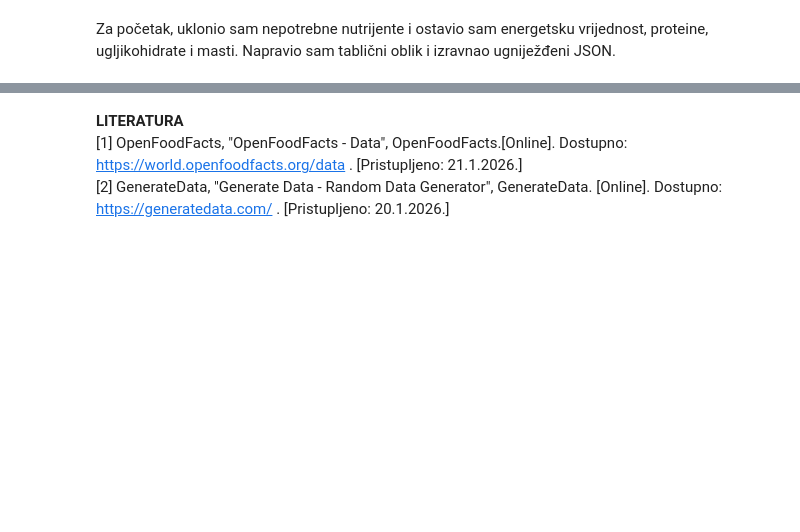
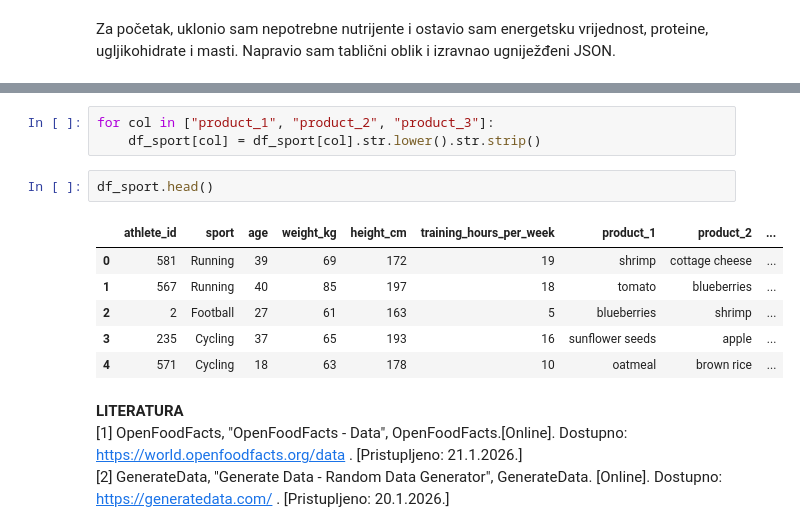
Before and after one commit to jvrscak/Analiza-utjecaja-prehrane-na-rezultate-sporta-a, a Jupyter notebook: projekt_iz_PZAP_JanVrščak.ipynb, the cells around one changed output, grey strips where cells are left out. Saved outputs shown, nothing was run; the diff lists cells and outputs as text; blank space fills up the shorter version.

```diff
--- a/projekt_iz_PZAP_JanVrščak.ipynb
+++ b/projekt_iz_PZAP_JanVrščak.ipynb
@@ -94,3 +106,15 @@ hrana_df.head()
+# %%
+for col in ["product_1", "product_2", "product_3"]:
+    df_sport[col] = df_sport[col].str.lower().str.strip()
+# %%
+df_sport.head()
+# %% [output]
+|  | athlete_id | sport | age | weight_kg | height_cm | training_hours_per_week | product_1 | product_2 | ... |
+| 0 | 581 | Running | 39 | 69 | 172 | 19 | shrimp | cottage cheese | ... |
+| 1 | 567 | Running | 40 | 85 | 197 | 18 | tomato | blueberries | ... |
+| 2 | 2 | Football | 27 | 61 | 163 | 5 | blueberries | shrimp | ... |
+| 3 | 235 | Cycling | 37 | 65 | 193 | 16 | sunflower seeds | apple | ... |
+| 4 | 571 | Cycling | 18 | 63 | 178 | 10 | oatmeal | brown rice | ... |
 # %% [markdown]
 **LITERATURA**
 [1] OpenFoodFacts, "OpenFoodFacts - Data", OpenFoodFacts.[Online]. Dostupno: https://world.openfoodfacts.org/data . [Pristupljeno: 21.1.2026.]
```
Also changed, not shown: parts of 6 cells of this notebook.
